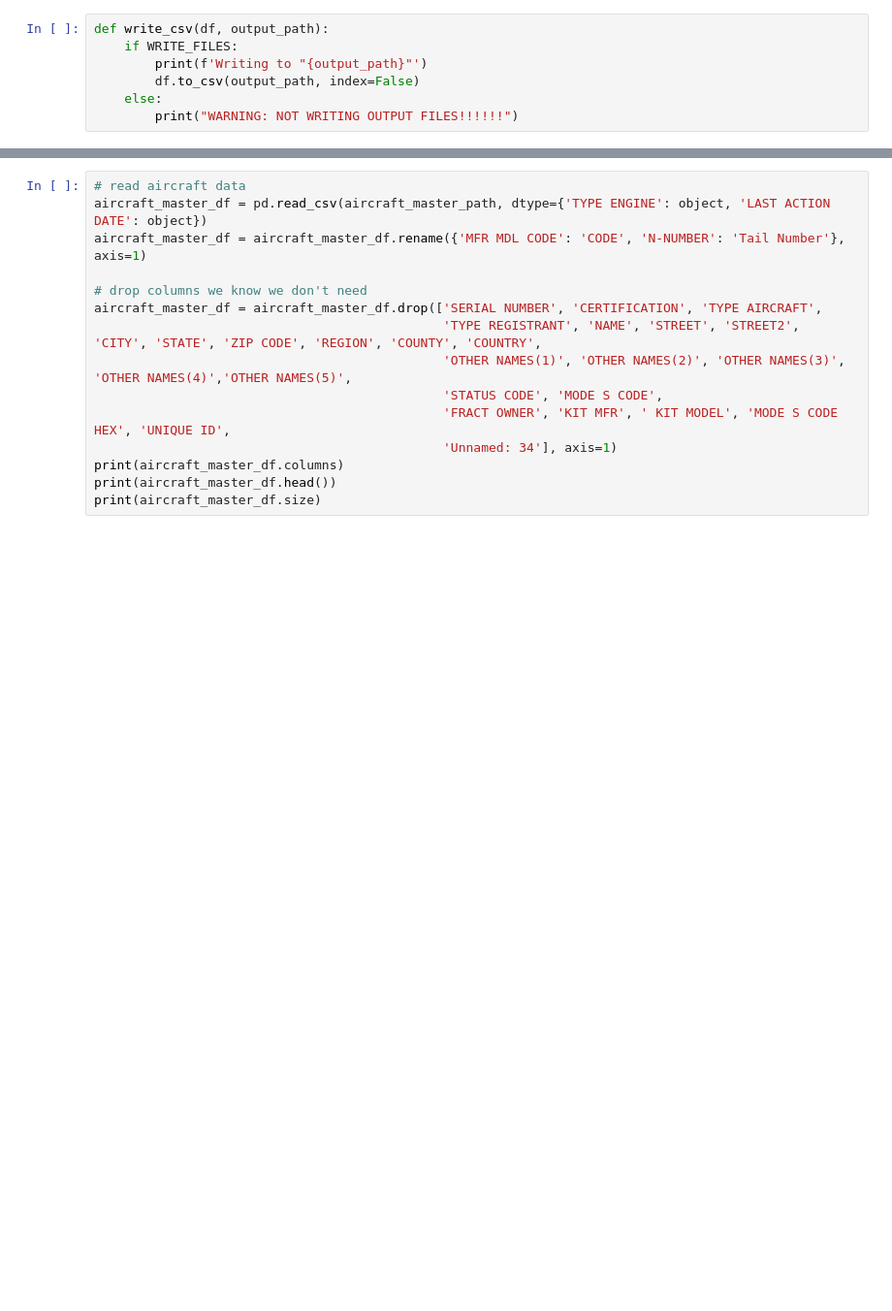
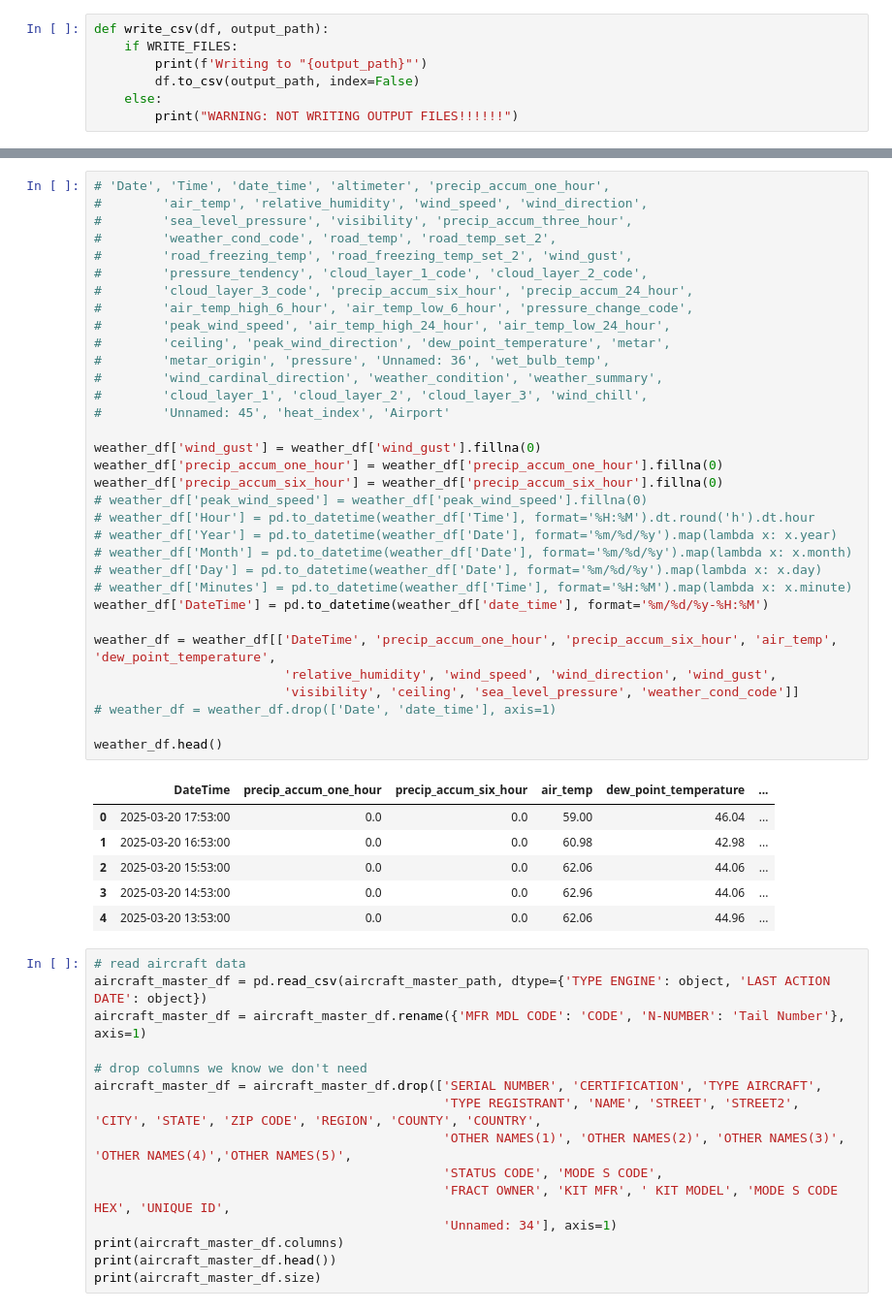
Before and after one commit to brianna-mitri/project-4, a Jupyter notebook: Work/DB_Work/Python/Cleaning.ipynb, the cells around one changed output, grey strips where cells are left out. Shown at 97% size. Drawn from its saved outputs; the diff is of its cells as text; blank space fills up the shorter version.

```diff
--- a/Work/DB_Work/Python/Cleaning.ipynb
+++ b/Work/DB_Work/Python/Cleaning.ipynb
@@ -48,3 +89,43 @@ WN-Southwest_Airlines.csv
+# %%
+# 'Date', 'Time', 'date_time', 'altimeter', 'precip_accum_one_hour',
+#        'air_temp', 'relative_humidity', 'wind_speed', 'wind_direction',
+#        'sea_level_pressure', 'visibility', 'precip_accum_three_hour',
+#        'weather_cond_code', 'road_temp', 'road_temp_set_2',
+#        'road_freezing_temp', 'road_freezing_temp_set_2', 'wind_gust',
+#        'pressure_tendency', 'cloud_layer_1_code', 'cloud_layer_2_code',
+#        'cloud_layer_3_code', 'precip_accum_six_hour', 'precip_accum_24_hour',
+#        'air_temp_high_6_hour', 'air_temp_low_6_hour', 'pressure_change_code',
+#        'peak_wind_speed', 'air_temp_high_24_hour', 'air_temp_low_24_hour',
+#        'ceiling', 'peak_wind_direction', 'dew_point_temperature', 'metar',
+#        'metar_origin', 'pressure', 'Unnamed: 36', 'wet_bulb_temp',
+#        'wind_cardinal_direction', 'weather_condition', 'weather_summary',
+#        'cloud_layer_1', 'cloud_layer_2', 'cloud_layer_3', 'wind_chill',
+#        'Unnamed: 45', 'heat_index', 'Airport'
+
+weather_df['wind_gust'] = weather_df['wind_gust'].fillna(0)
+weather_df['precip_accum_one_hour'] = weather_df['precip_accum_one_hour'].fillna(0)
+weather_df['precip_accum_six_hour'] = weather_df['precip_accum_six_hour'].fillna(0)
+# weather_df['peak_wind_speed'] = weather_df['peak_wind_speed'].fillna(0)
+# weather_df['Hour'] = pd.to_datetime(weather_df['Time'], format='%H:%M').dt.round('h').dt.hour
+# weather_df['Year'] = pd.to_datetime(weather_df['Date'], format='%m/%d/%y').map(lambda x: x.year)
+# weather_df['Month'] = pd.to_datetime(weather_df['Date'], format='%m/%d/%y').map(lambda x: x.month)
+# weather_df['Day'] = pd.to_datetime(weather_df['Date'], format='%m/%d/%y').map(lambda x: x.day)
+# weather_df['Minutes'] = pd.to_datetime(weather_df['Time'], format='%H:%M').map(lambda x: x.minute)
+weather_df['DateTime'] = pd.to_datetime(weather_df['date_time'], format='%m/%d/%y-%H:%M')
+
+weather_df = weather_df[['DateTime', 'precip_accum_one_hour', 'precip_accum_six_hour', 'air_temp', 'dew_point_temperature',
+                         'relative_humidity', 'wind_speed', 'wind_direction', 'wind_gust',
+                         'visibility', 'ceiling', 'sea_level_pressure', 'weather_cond_code']]
+# weather_df = weather_df.drop(['Date', 'date_time'], axis=1)
+
+weather_df.head()
+# %% [output]
+|  | DateTime | precip_accum_one_hour | precip_accum_six_hour | air_temp | dew_point_temperature | ... |
+| 0 | 2025-03-20 17:53:00 | 0.0 | 0.0 | 59.00 | 46.04 | ... |
+| 1 | 2025-03-20 16:53:00 | 0.0 | 0.0 | 60.98 | 42.98 | ... |
+| 2 | 2025-03-20 15:53:00 | 0.0 | 0.0 | 62.06 | 44.06 | ... |
+| 3 | 2025-03-20 14:53:00 | 0.0 | 0.0 | 62.96 | 44.06 | ... |
+| 4 | 2025-03-20 13:53:00 | 0.0 | 0.0 | 62.06 | 44.96 | ... |
 # %%
 # read aircraft data
 aircraft_master_df = pd.read_csv(aircraft_master_path, dtype={'TYPE ENGINE': object, 'LAST ACTION DATE': object})
```
Also changed, not shown: parts of 39 cells of this notebook.
